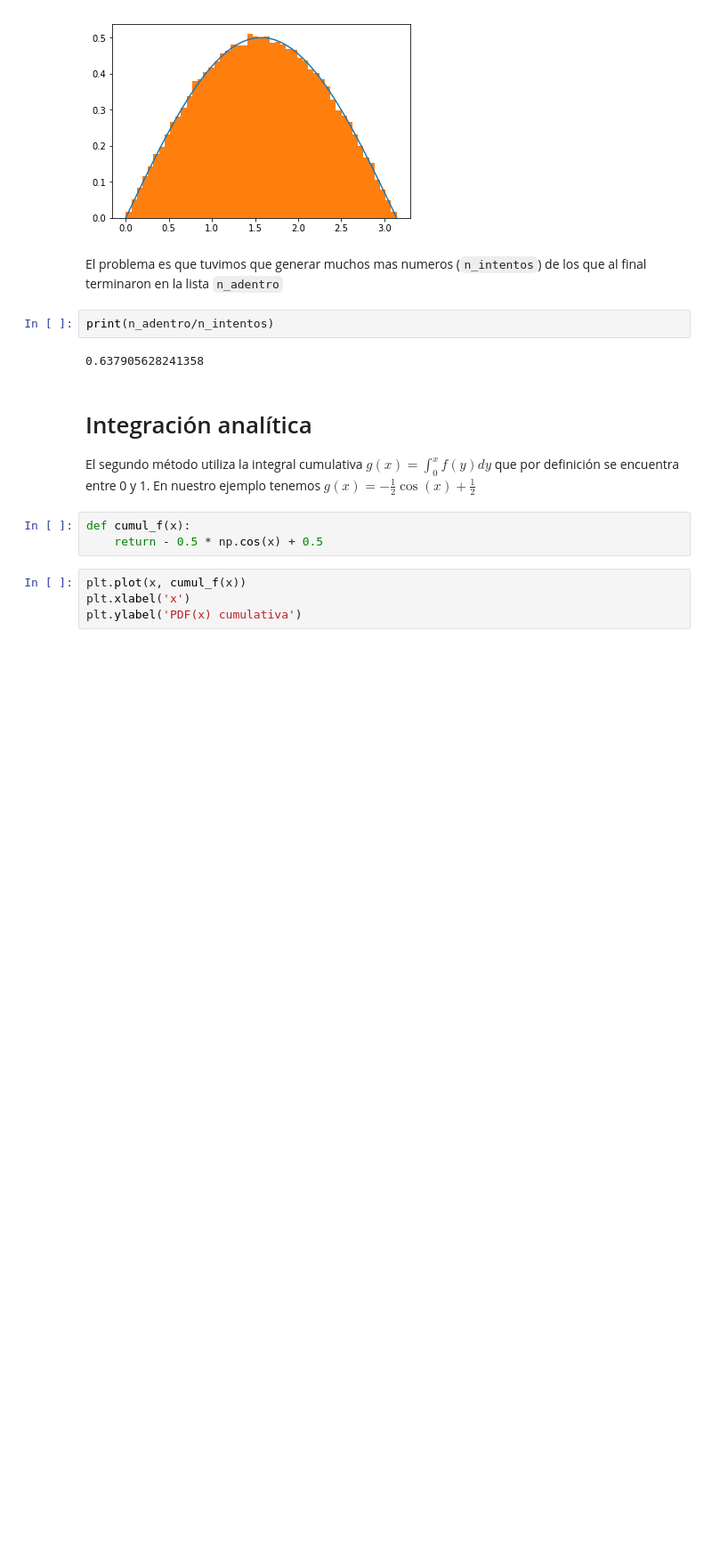
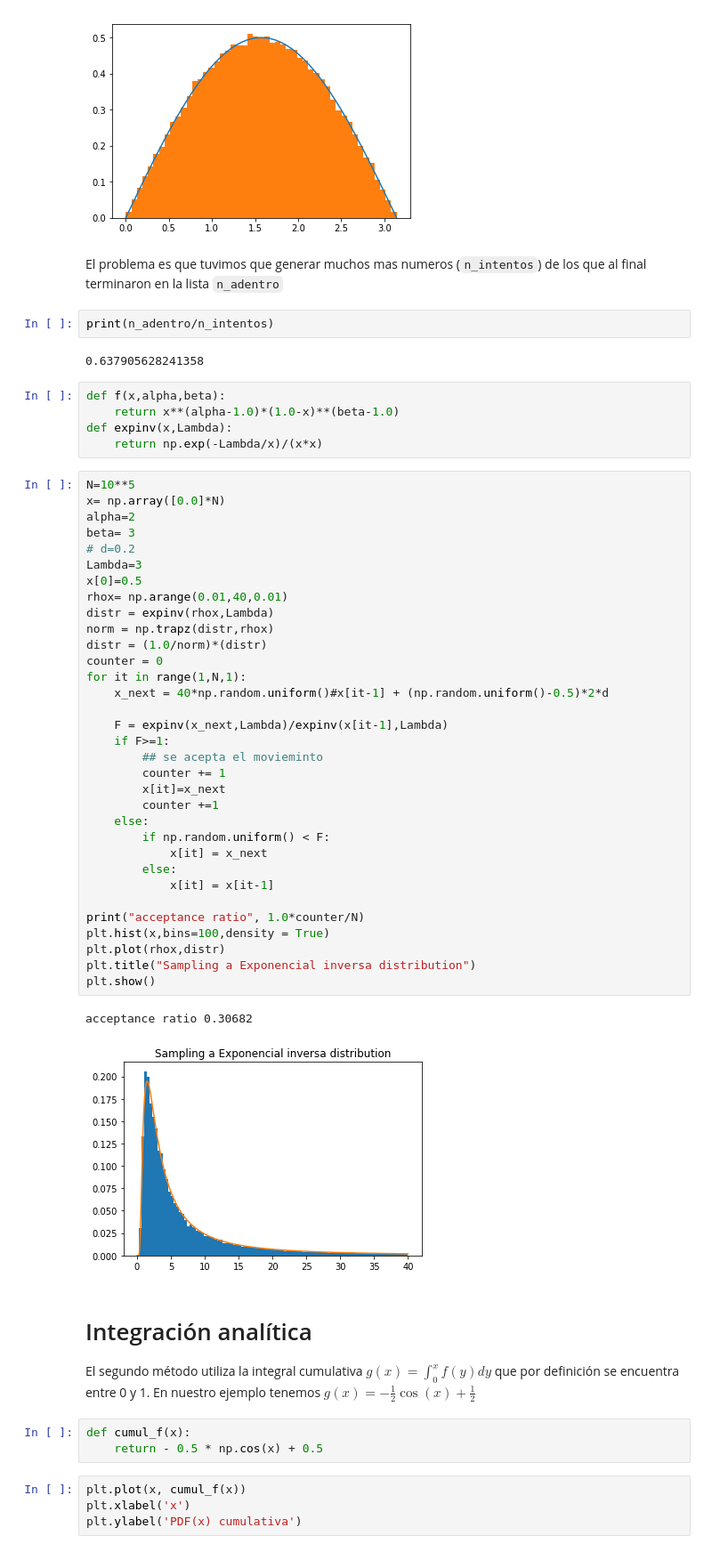
Before and after one commit to JoseMontanaC/Metodos_Computacionales, a Jupyter notebook: Repaso_Ejercicios/Ejercicio_5/Ejercicio_5.ipynb, the cells around one changed output. Shown at 89% size. Drawn from its saved outputs; the diff is of its cells as text; blank space fills up the shorter version.

```diff
--- a/Repaso_Ejercicios/Ejercicio_5/Ejercicio_5.ipynb
+++ b/Repaso_Ejercicios/Ejercicio_5/Ejercicio_5.ipynb
@@ -175,6 +176,47 @@ terminaron en la lista `n_adentro`
 print(n_adentro/n_intentos)
 # %% [output]
 0.637905628241358
+# %%
+def f(x,alpha,beta):
+    return x**(alpha-1.0)*(1.0-x)**(beta-1.0)
+def expinv(x,Lambda):
+    return np.exp(-Lambda/x)/(x*x)
+# %%
+N=10**5
+x= np.array([0.0]*N)
+alpha=2
+beta= 3
+# d=0.2
+Lambda=3
+x[0]=0.5
+rhox= np.arange(0.01,40,0.01)
+distr = expinv(rhox,Lambda)
+norm = np.trapz(distr,rhox)
+distr = (1.0/norm)*(distr)
+counter = 0
+for it in range(1,N,1):
+    x_next = 40*np.random.uniform()#x[it-1] + (np.random.uniform()-0.5)*2*d
+
+    F = expinv(x_next,Lambda)/expinv(x[it-1],Lambda)
+    if F>=1:
+        ## se acepta el movieminto
+        counter += 1
+        x[it]=x_next
+        counter +=1
+    else:
+        if np.random.uniform() < F:
+            x[it] = x_next
+        else:
+            x[it] = x[it-1]
+
+print("acceptance ratio", 1.0*counter/N)
+plt.hist(x,bins=100,density = True)
+plt.plot(rhox,distr)
+plt.title("Sampling a Exponencial inversa distribution")
+plt.show()
+# %% [output]
+acceptance ratio 0.30682
+[figure, added]
 # %% [markdown]
 # Integración analítica
 
```
Also changed, not shown: parts of 1 cell of this notebook.
